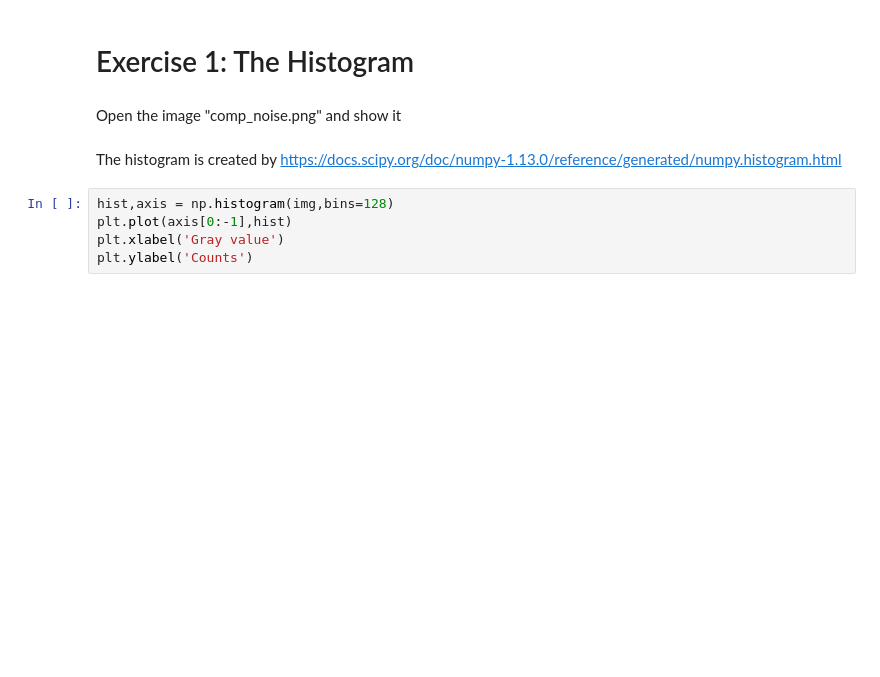
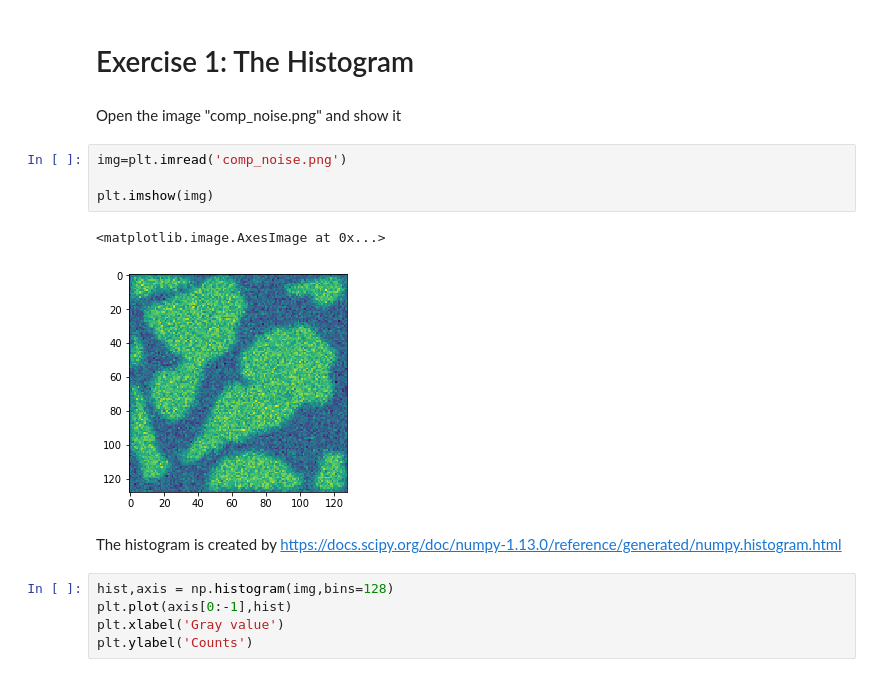
Before and after one commit to ImagingLectures/segmentation-anderskaestner, a Jupyter notebook: Assignment_03_Segmentation-Blank.ipynb, the cells around one changed output. Cells and saved outputs as stored; diff of their text form; blank space fills up the shorter version.

```diff
--- a/Assignment_03_Segmentation-Blank.ipynb
+++ b/Assignment_03_Segmentation-Blank.ipynb
@@ -11,6 +11,13 @@ from scipy import ndimage
 # Exercise 1: The Histogram
 # %% [markdown]
 Open the image "comp_noise.png" and show it
+# %%
+img=plt.imread('comp_noise.png')
+
+plt.imshow(img)
+# %% [output]
+<matplotlib.image.AxesImage at 0x...>
+[figure, added]
 # %% [markdown]
 The histogram is created by [https://docs.scipy.org/doc/numpy-1.13.0/reference/generated/numpy.histogram.html](numpy.histogram)
 # %%
```
Also changed, not shown: parts of 25 cells of this notebook.
